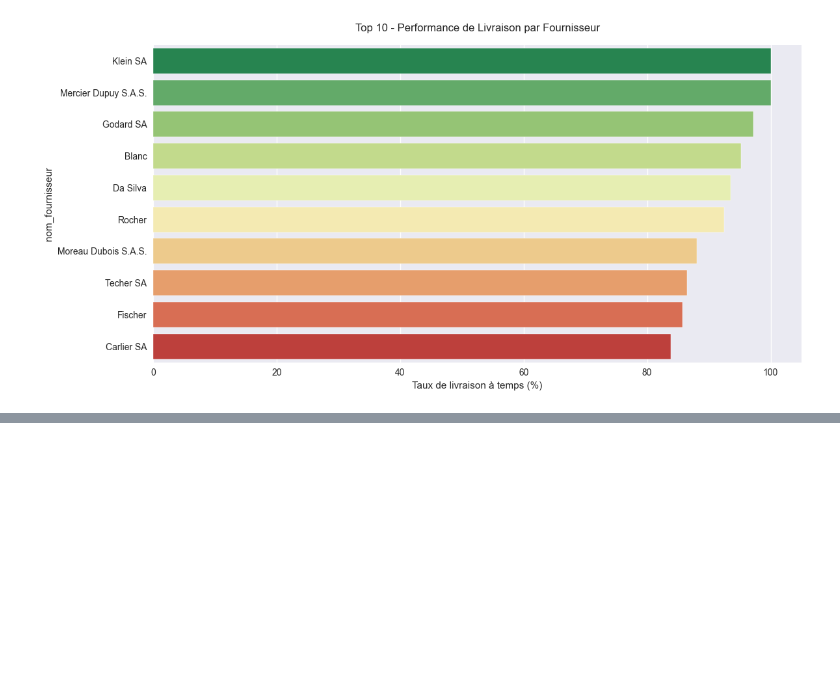
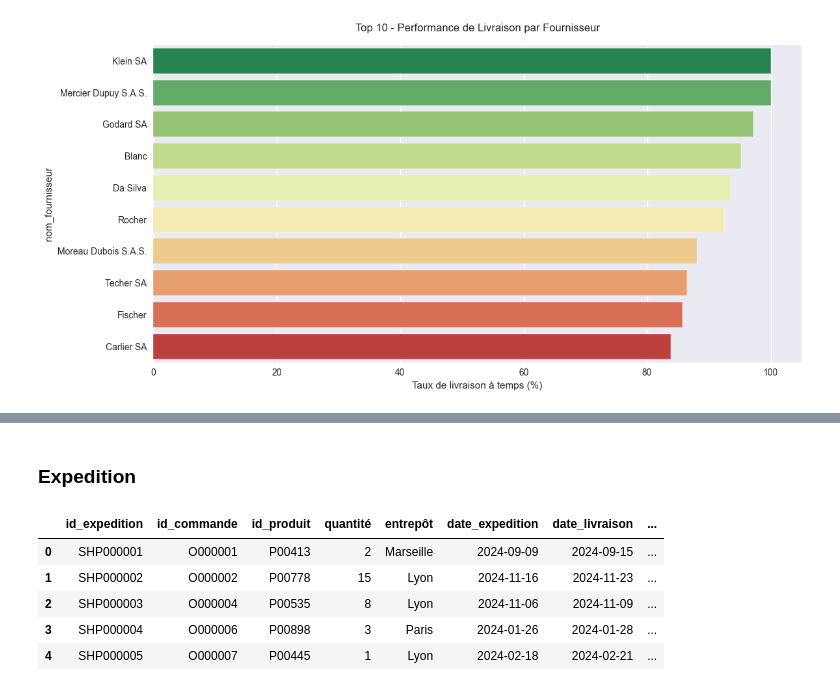
Before and after one commit to YoannAbriel2/ProjectSPE1, a Jupyter notebook: main_dashboard.ipynb, the cells around one changed output, grey strips where cells are left out. Saved outputs shown, nothing was run; the diff lists cells and outputs as text; code cells hidden in the pictures; blank space fills up the shorter version.

```diff
--- a/main_dashboard.ipynb
+++ b/main_dashboard.ipynb
@@ -189,0 +291,12 @@ Passing `palette` without assigning `hue` is deprecated and will be removed in v
+# %% [markdown]
+### Expedition
+# %%
+data2 = pd.read_csv('Features/Export_fe_data/expeditions_merged_features.csv', sep=",")
+data2.head()
+# %% [output]
+|  | id_expedition | id_commande | id_produit | quantité | entrepôt | date_expedition | date_livraison | ... |
+| 0 | SHP000001 | O000001 | P00413 | 2 | Marseille | 2024-09-09 | 2024-09-15 | ... |
+| 1 | SHP000002 | O000002 | P00778 | 15 | Lyon | 2024-11-16 | 2024-11-23 | ... |
+| 2 | SHP000003 | O000004 | P00535 | 8 | Lyon | 2024-11-06 | 2024-11-09 | ... |
+| 3 | SHP000004 | O000006 | P00898 | 3 | Paris | 2024-01-26 | 2024-01-28 | ... |
+| 4 | SHP000005 | O000007 | P00445 | 1 | Lyon | 2024-02-18 | 2024-02-21 | ... |
```
Also changed, not shown: parts of 6 cells of this notebook.
